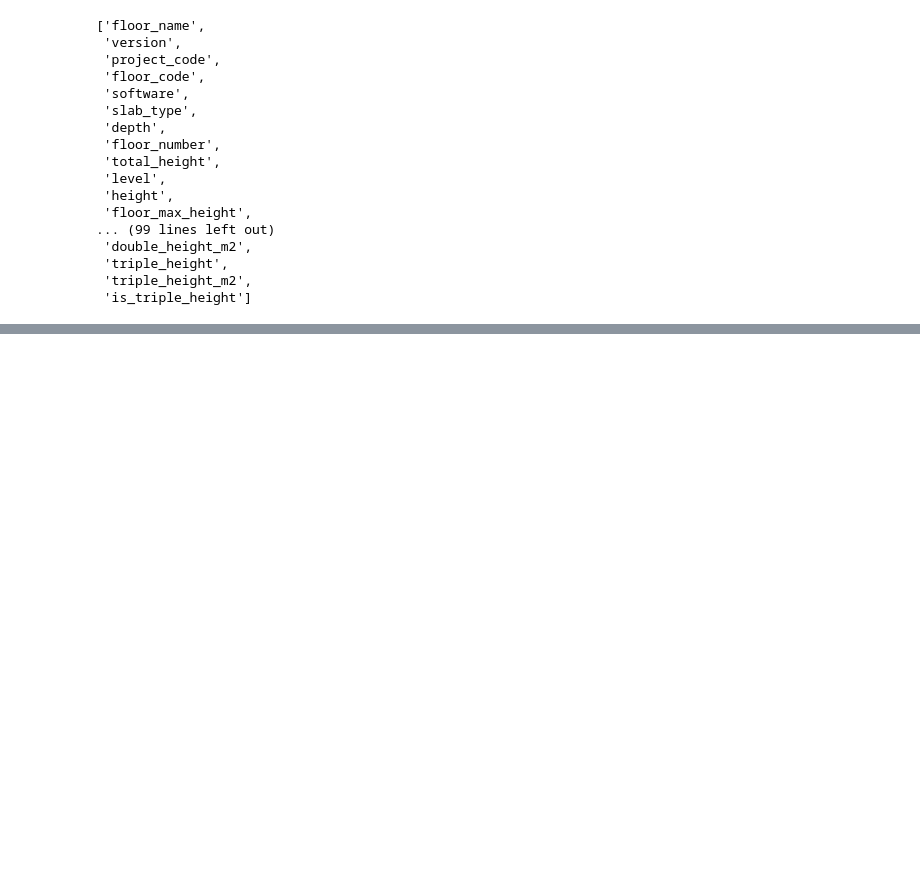
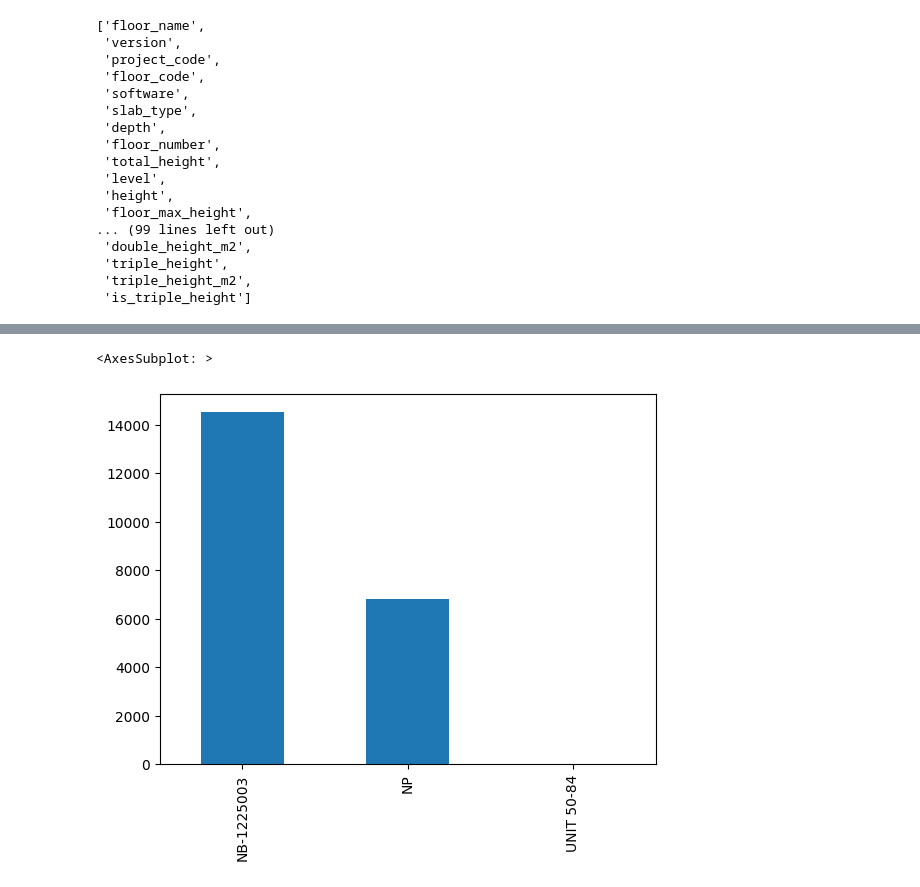
Before and after one commit to pablo-campillo/reinf-steel-ratio-regressor, a Jupyter notebook: notebooks/2.0-pcs-data-cleaning.ipynb, the cells around one changed output, grey strips where cells are left out. Cells and saved outputs as stored; diff of their text form; code cells hidden in the pictures; blank space fills up the shorter version.

```diff
--- a/notebooks/2.0-pcs-data-cleaning.ipynb
+++ b/notebooks/2.0-pcs-data-cleaning.ipynb
@@ -1793,0 +1817,5 @@ sns.scatterplot(data=df, x='eccentricity_m2', y='reinf_steel_ratio', alpha=0.1)
+# %%
+df['wind_code'].value_counts().plot(kind='bar')
+# %% [output]
+<AxesSubplot: >
+[figure, added]
```
Also changed, not shown: parts of 46 cells of this notebook.
